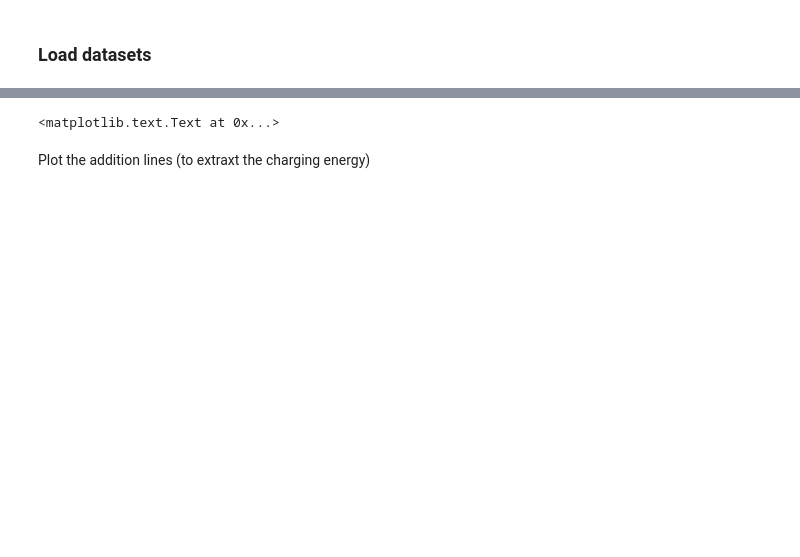
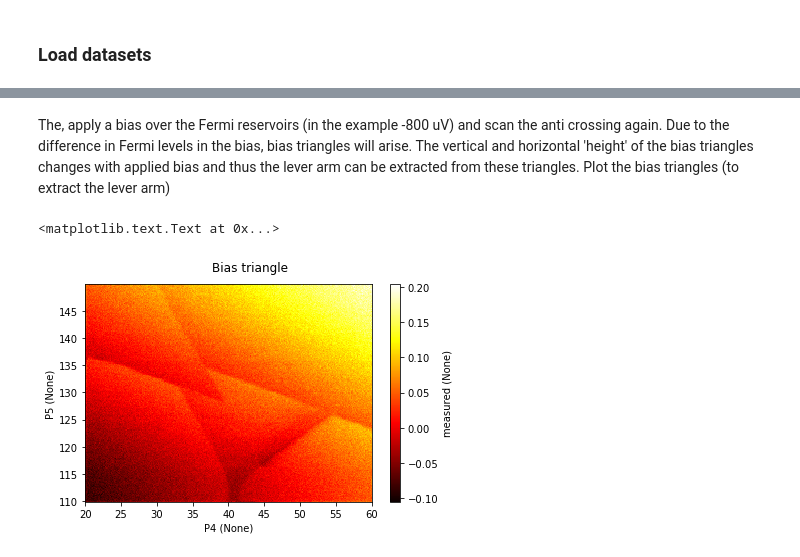
Before and after one commit to QuTech-Delft/qtt, a Jupyter notebook: docs/notebooks/example_lever_arm_charging_energy.ipynb, the cells around one changed output, grey strips where cells are left out. Cells and saved outputs as stored; diff of their text form; code cells hidden in the pictures; blank space fills up the shorter version.

```diff
--- a/docs/notebooks/example_lever_arm_charging_energy.ipynb
+++ b/docs/notebooks/example_lever_arm_charging_energy.ipynb
@@ -36,9 +36,10 @@ Plot the bias triangles (to extract the lever arm)
+# %% [markdown]
+The, apply a bias over the Fermi reservoirs (in the example -800 uV) and scan the anti crossing again. Due to the difference in Fermi levels in the bias, bias triangles will arise. The vertical and horizontal 'height' of the bias triangles changes with applied bias and thus the lever arm can be extracted from these triangles.
+Plot the bias triangles (to extract the lever arm)
 # %%
 plt.figure(1); plt.clf()
 MatPlot([dataset_la.measured], num = 1)
-ax = plt.gca()
 plt.suptitle('Bias triangle')
 # %% [output]
 <matplotlib.text.Text at 0x...>
+[figure, added]
-# %% [markdown]
-Plot the addition lines (to extraxt the charging energy)
```
Also changed, not shown: parts of 21 cells of this notebook.
